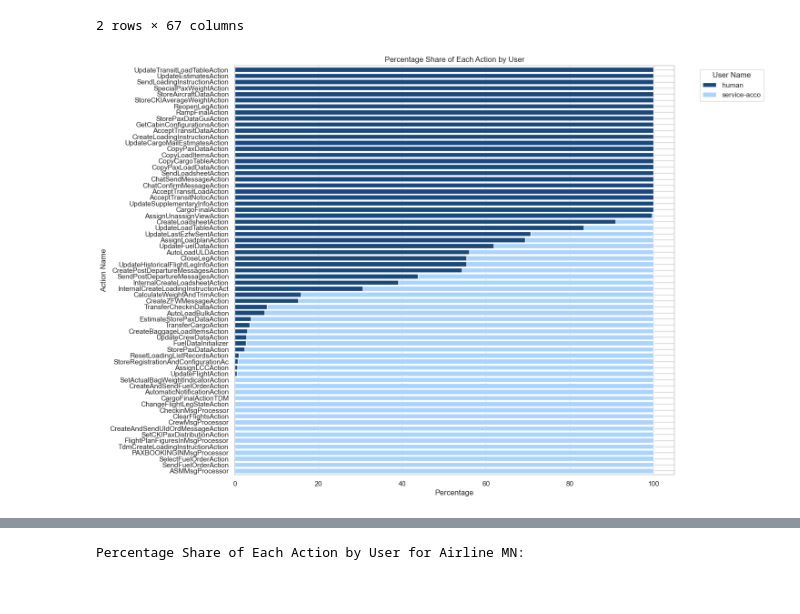
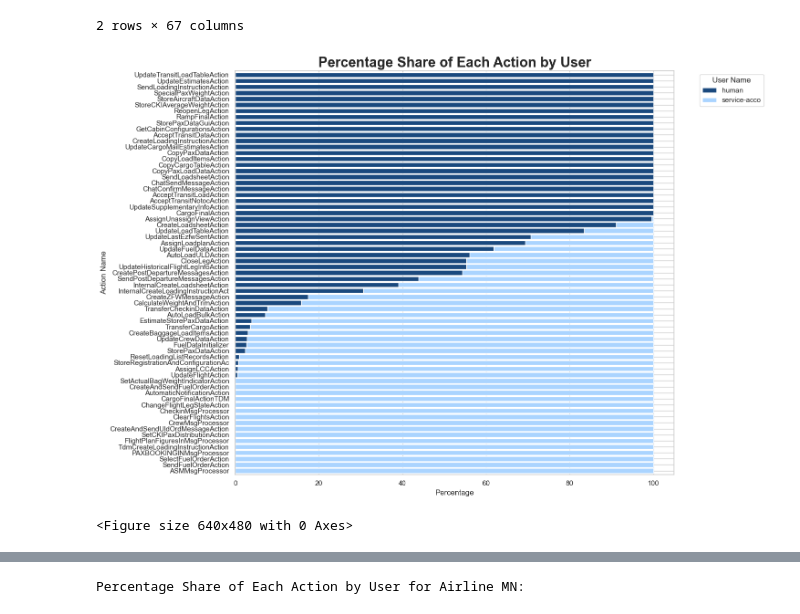
Before and after one commit to aref-hasan/aircraft_load, a Jupyter notebook: visualization/data_exploration.ipynb, the cells around one changed output, grey strips where cells are left out. Saved outputs shown, nothing was run; the diff lists cells and outputs as text; code cells hidden in the pictures.

```diff
--- a/visualization/data_exploration.ipynb
+++ b/visualization/data_exploration.ipynb
@@ -468,12 +471,14 @@ for i, user in enumerate(user_action_counts.index):
     user_data = user_action_counts.loc[user, top_actions]
 
     user_data.plot(kind='bar', ax=axes[i], color=palette[:len(top_actions)])
-    axes[i].set_title(user)
+    axes[i].set_title(user, fontsize = 11, fontweight = 'bold')
     axes[i].set_xlabel('Action Name')
     axes[i].set_ylabel('Number of Actions')
     axes[i].tick_params(axis='x', rotation=90)
 
-plt.suptitle('Top 15 User Action Distribution by User')
-plt.tight_layout(rect=[0, 0, 1, 0.96])
+plt.suptitle('Top 15 Actions by User', fontsize=22, fontweight='bold')
+plt.tight_layout()
 plt.show()
+
+plt.savefig('./graphics/top_15_action_user.svg')
 # %% [output]
@@ -496,33 +502,37 @@ user_action_percentage
 | service-acco | 100.0 | 0.0 | 0.0 | 0.0 | ... |
 2 rows × 67 columns
 # %%
-# Sort actions by the percentage of 'human' or 'service-acco'
+# sort actions by the percentage of 'human' or 'service-acco'
 user_to_sort_by = 'human'
 sorted_actions = user_action_percentage.T.sort_values(by=user_to_sort_by, ascending=False).index
 
-# Plot the percentage share of each action by each user with swapped axes and increased spacing
+# plot the percentage share of each action by each user with swapped axes and increased spacing
 fig, ax = plt.subplots(figsize=(15, 10))
-colors = ['#1a497e', '#AAD4FF']  # Hex colors for 'human' and 'service-acco'
+colors = ['#1a497e', '#AAD4FF']
 
 user_action_percentage[sorted_actions].T.plot(kind='barh', stacked=True, ax=ax, color=colors, width=0.8)
 
-# Add title and labels
-plt.title('Percentage Share of Each Action by User')
+# add title and labels
+plt.title('Percentage Share of Each Action by User', fontsize = 22, fontweight = 'bold')
 plt.xlabel('Percentage')
 plt.ylabel('Action Name')
 plt.legend(title='User Name', bbox_to_anchor=(1.05, 1), loc='upper left')
 
-# Add more spacing between the bars
+# add more spacing between the bars
 ax.set_yticks([i for i in range(len(sorted_actions))])
 ax.set_yticklabels(sorted_actions, ha='right')
 plt.gca().invert_yaxis()
 
-# Adjust layout for more spacing
-plt.tight_layout(pad=0.95)
+# adjust layout
+plt.tight_layout()
 plt.show()
 
-# Count the number of actions included in the visualization
+plt.savefig('./graphics/action_by_user_ratio.svg')
+
+
+# count the number of actions included in the visualization
 num_actions_in_visualization = len(sorted_actions)
 # %% [output]
-[figure, old version]
+[figure, new version]
+<Figure size 640x480 with 0 Axes>
 # %%
```
Also changed, not shown: parts of 18 cells of this notebook, 23 other files.
